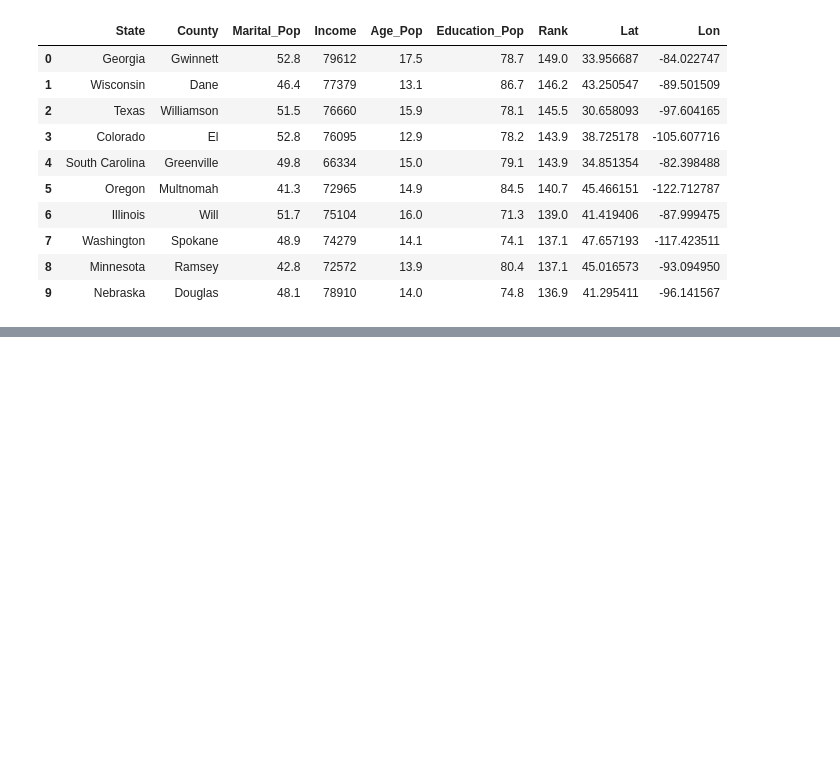
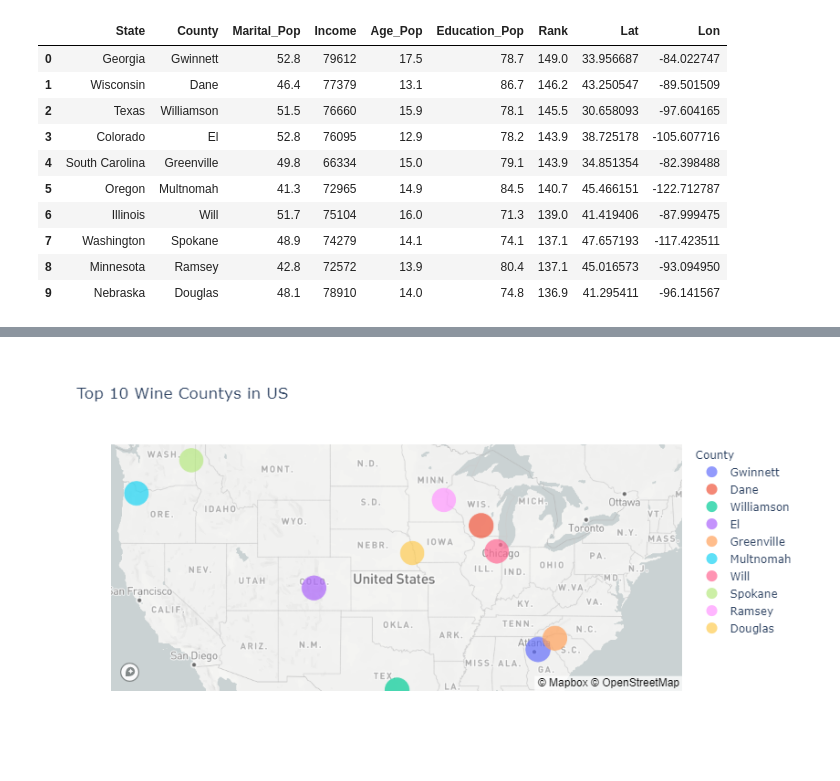
Before and after one commit to chirathlv/Project-Winelist, a Jupyter notebook: dashboard.ipynb, the cells around one changed output, grey strips where cells are left out. Drawn from its saved outputs; the diff is of its cells as text; code cells hidden in the pictures; blank space fills up the shorter version.

```diff
--- a/dashboard.ipynb
+++ b/dashboard.ipynb
@@ -232,0 +233,17 @@ map_plot.show()
+# %%
+# Create a scatter mapbox to analyze wine countys info
+map_plot = px.scatter_mapbox(
+    df,
+    lat='Lat',
+    lon='Lon',
+    color='County',
+    size='Rank',
+    title='Top 10 Wine Countys in US',
+    color_continuous_scale=px.colors.sequential.Rainbow,
+    size_max=20,
+    zoom=3
+)
+#map_plot.update_traces(marker={'size': 12})
+map_plot.show()
+# %% [output]
+[figure, added]
```
Also changed, not shown: parts of 1 cell of this notebook.
